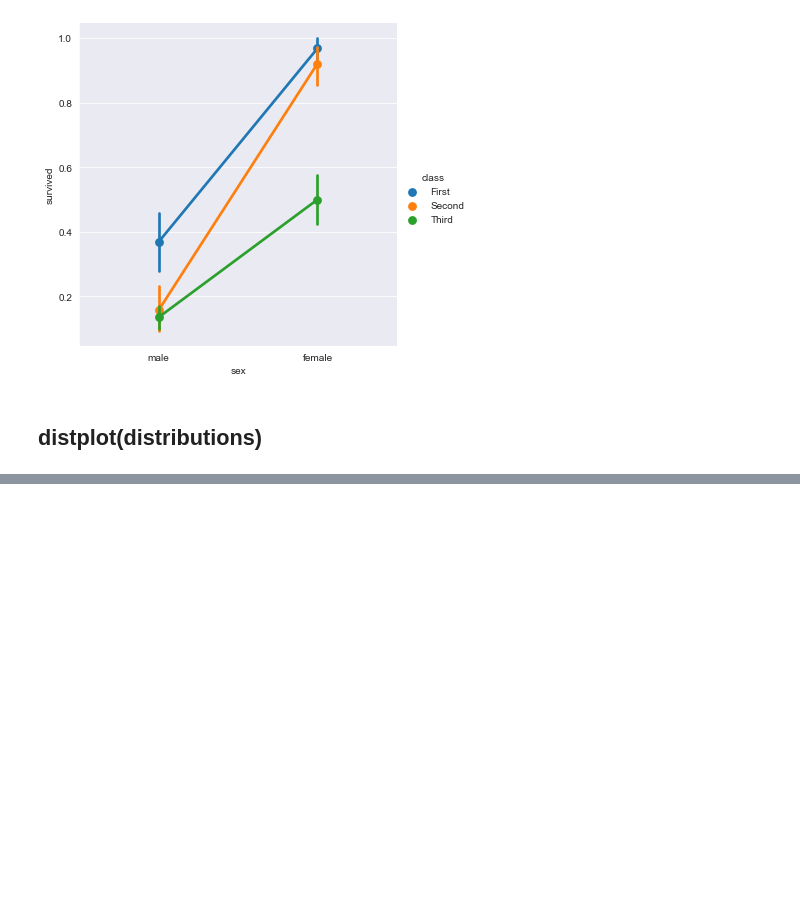
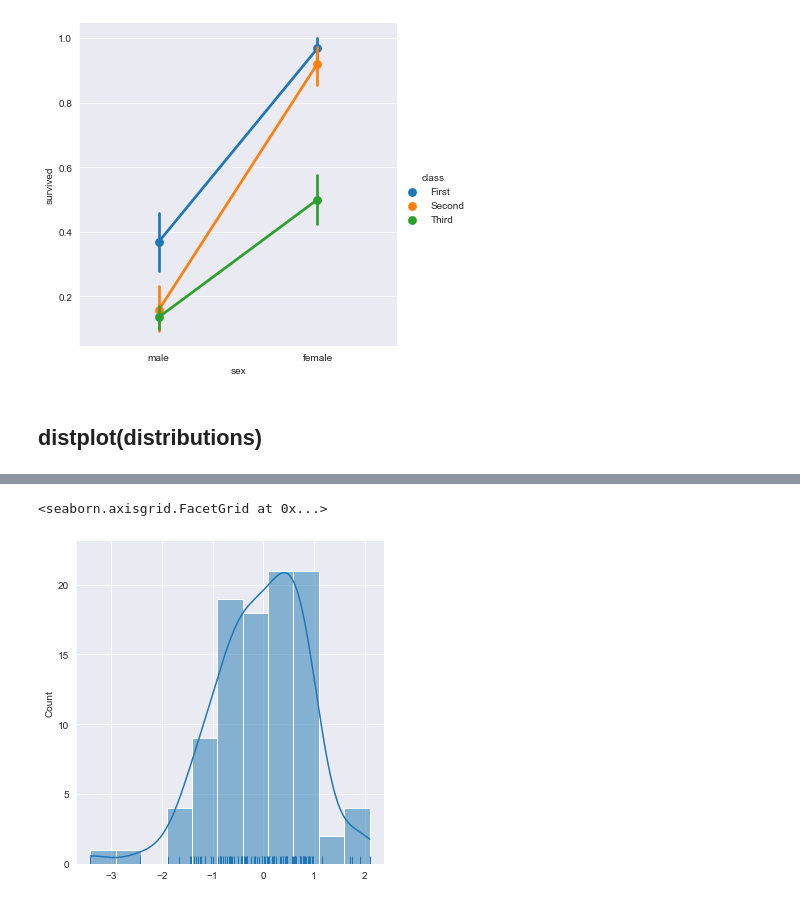
Before and after one commit to Peyman-07/Ride_acceptance, a Jupyter notebook: docs/tutorials/Visualization.ipynb, the cells around one changed output, grey strips where cells are left out. Saved outputs shown, nothing was run; the diff lists cells and outputs as text; code cells hidden in the pictures; blank space fills up the shorter version.

```diff
--- a/docs/tutorials/Visualization.ipynb
+++ b/docs/tutorials/Visualization.ipynb
@@ -327,0 +335,5 @@ sns.catplot(x='sex', y='survived', data=titanic, kind='point', hue='class')
+# %%
+sns.displot(x, kde=True, rug=True)
+# %% [output]
+<seaborn.axisgrid.FacetGrid at 0x...>
+[figure, added]
```
Also changed, not shown: parts of 37 cells of this notebook, 11 other files.
